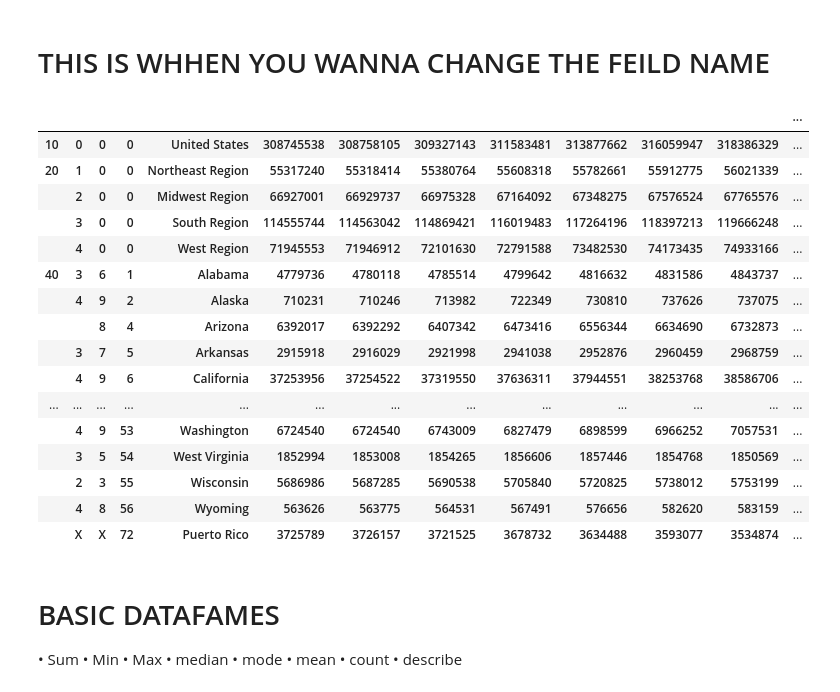
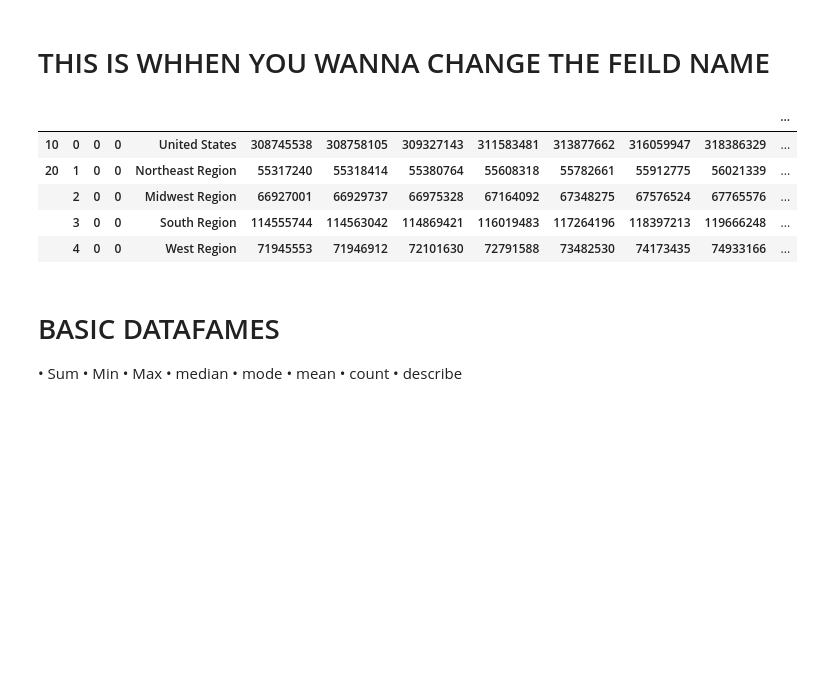
Before and after one commit to dennisowusu123/DATA-ANALYTICS-GT, a Jupyter notebook: DataScience/DataAnalysis/01_Dataframes.ipynb, the cells around one changed output. Drawn from its saved outputs; the diff is of its cells as text; code cells hidden in the pictures; blank space fills up the shorter version.

```diff
--- a/DataScience/DataAnalysis/01_Dataframes.ipynb
+++ b/DataScience/DataAnalysis/01_Dataframes.ipynb
@@ -338,25 +283,14 @@ memory usage: 894.5+ KB
 # THIS IS WHHEN YOU WANNA CHANGE THE FEILD NAME
 # %%
 columns_change=['Dennis','hans','justin','poto','danni','OT']
-pd.read_csv('data/nst-est2020.csv', names=columns_change, header=0)
+pd.read_csv('data/nst-est2020.csv', names=columns_change, header=0).head()
 # %% [output]
 |  |  |  |  |  |  |  |  |  |  |  |  | ... |
 | 10 | 0 | 0 | 0 | United States | 308745538 | 308758105 | 309327143 | 311583481 | 313877662 | 316059947 | 318386329 | ... |
 | 20 | 1 | 0 | 0 | Northeast Region | 55317240 | 55318414 | 55380764 | 55608318 | 55782661 | 55912775 | 56021339 | ... |
 |  | 2 | 0 | 0 | Midwest Region | 66927001 | 66929737 | 66975328 | 67164092 | 67348275 | 67576524 | 67765576 | ... |
 |  | 3 | 0 | 0 | South Region | 114555744 | 114563042 | 114869421 | 116019483 | 117264196 | 118397213 | 119666248 | ... |
 |  | 4 | 0 | 0 | West Region | 71945553 | 71946912 | 72101630 | 72791588 | 73482530 | 74173435 | 74933166 | ... |
-| 40 | 3 | 6 | 1 | Alabama | 4779736 | 4780118 | 4785514 | 4799642 | 4816632 | 4831586 | 4843737 | ... |
-|  | 4 | 9 | 2 | Alaska | 710231 | 710246 | 713982 | 722349 | 730810 | 737626 | 737075 | ... |
-|  |  | 8 | 4 | Arizona | 6392017 | 6392292 | 6407342 | 6473416 | 6556344 | 6634690 | 6732873 | ... |
-|  | 3 | 7 | 5 | Arkansas | 2915918 | 2916029 | 2921998 | 2941038 | 2952876 | 2960459 | 2968759 | ... |
-|  | 4 | 9 | 6 | California | 37253956 | 37254522 | 37319550 | 37636311 | 37944551 | 38253768 | 38586706 | ... |
-| ... | ... | ... | ... | ... | ... | ... | ... | ... | ... | ... | ... | ... |
-|  | 4 | 9 | 53 | Washington | 6724540 | 6724540 | 6743009 | 6827479 | 6898599 | 6966252 | 7057531 | ... |
-|  | 3 | 5 | 54 | West Virginia | 1852994 | 1853008 | 1854265 | 1856606 | 1857446 | 1854768 | 1850569 | ... |
-|  | 2 | 3 | 55 | Wisconsin | 5686986 | 5687285 | 5690538 | 5705840 | 5720825 | 5738012 | 5753199 | ... |
-|  | 4 | 8 | 56 | Wyoming | 563626 | 563775 | 564531 | 567491 | 576656 | 582620 | 583159 | ... |
-|  | X | X | 72 | Puerto Rico | 3725789 | 3726157 | 3721525 | 3678732 | 3634488 | 3593077 | 3534874 | ... |
 # %% [markdown]
 # BASIC DATAFAMES
 • Sum
```
Also changed, not shown: parts of 28 cells of this notebook.
